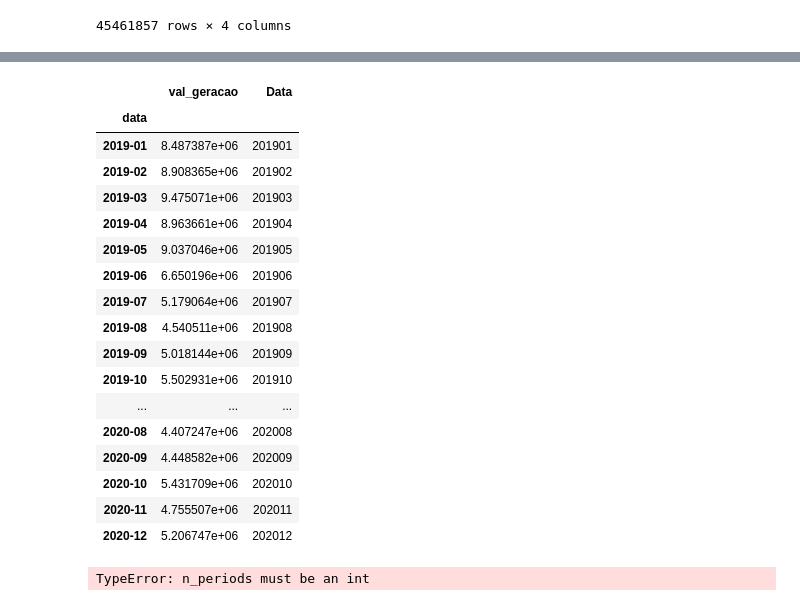
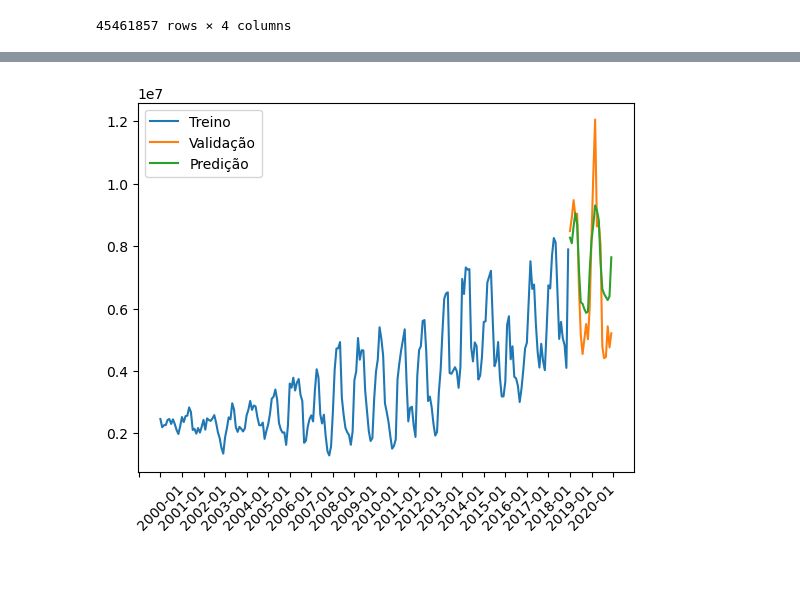
Before and after one commit to ppbgarcia/bootcamp20241, a Jupyter notebook: eda.ipynb, the cells around one changed output, grey strips where cells are left out. Cells and saved outputs as stored; diff of their text form; code cells hidden in the pictures; blank space fills up the shorter version.

Commit message:
Predição feita

```diff
--- a/eda.ipynb
+++ b/eda.ipynb
@@ -119,37 +125,17 @@ Vnorte = Vnorte.groupby('data').sum('val_geracao')
 Vsul = Vsul.groupby('data').sum('val_geracao')
 Vsudeste = Vsudeste.groupby('data').sum('val_geracao')
 Vnordeste = Vnordeste.groupby('data').sum('val_geracao')
-# %%
-Vnorte['Data'] = (Vnorte.index)
-display(Vnorte)
-# %% [output]
-|  | val_geracao | Data |
-| data |  |  |
-| 2019-01 | 8.487387e+06 | 201901 |
-| 2019-02 | 8.908365e+06 | 201902 |
-| 2019-03 | 9.475071e+06 | 201903 |
-| 2019-04 | 8.963661e+06 | 201904 |
-| 2019-05 | 9.037046e+06 | 201905 |
-| 2019-06 | 6.650196e+06 | 201906 |
-| 2019-07 | 5.179064e+06 | 201907 |
-| 2019-08 | 4.540511e+06 | 201908 |
-| 2019-09 | 5.018144e+06 | 201909 |
-| 2019-10 | 5.502931e+06 | 201910 |
-| ... | ... | ... |
-| 2020-08 | 4.407247e+06 | 202008 |
-| 2020-09 | 4.448582e+06 | 202009 |
-| 2020-10 | 5.431709e+06 | 202010 |
-| 2020-11 | 4.755507e+06 | 202011 |
-| 2020-12 | 5.206747e+06 | 202012 |
-# %%
-model = pm.auto_arima(norte, seasonal=True, m=12)
-forecasts = model.predict(Vnorte.index)
-
-plt.figure(figsize=(12, 7))
-plt.plot(norte, label = "Histórico", color = 'blue')
-plt.plot(Vnorte, label="Teste", color='green')
-plt.plot(forecasts, label="Previsão ARIMA", linestyle="--", color='red')
-plt.legend(loc='upper left')
-plt.show()
-# %% [output]
-TypeError: n_periods must be an int
+# %%
+forecast = model.predict(n_periods=len(Vnorte))
+forecast = pd.DataFrame(forecast,index = Vnorte.index,columns=['Prediction'])
+
+#plot the predictions for validation set
+plt.plot(norte, label='Treino')
+plt.plot(Vnorte, label='Validação')
+plt.plot(forecast, label='Predição')
+plt.legend(loc='upper left')
+plt.gca().xaxis.set_major_locator(plt.MultipleLocator(12))
+plt.xticks(rotation = 45)
+plt.show()
+# %% [output]
+[figure, added]
```
Also changed, not shown: parts of 9 cells of this notebook.
